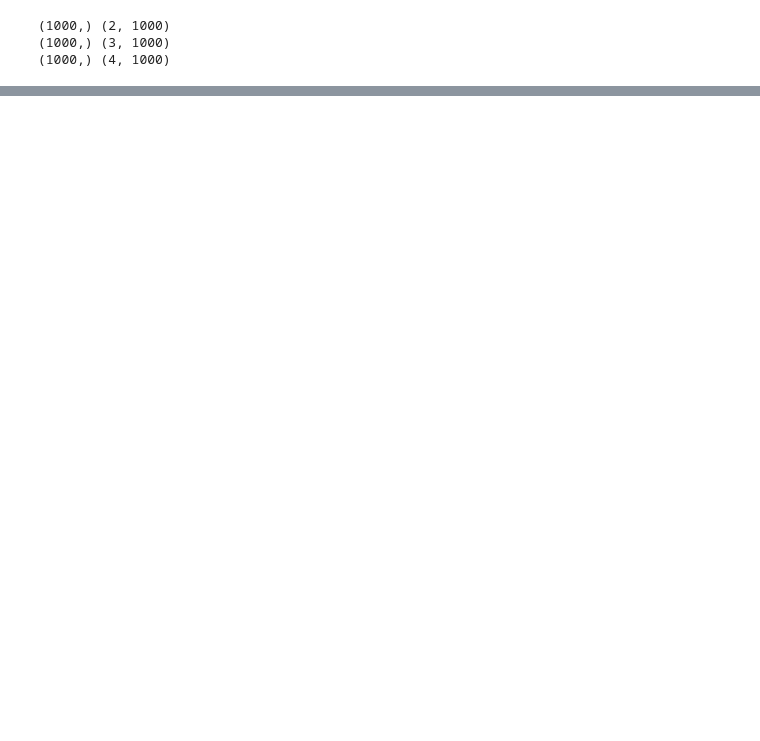
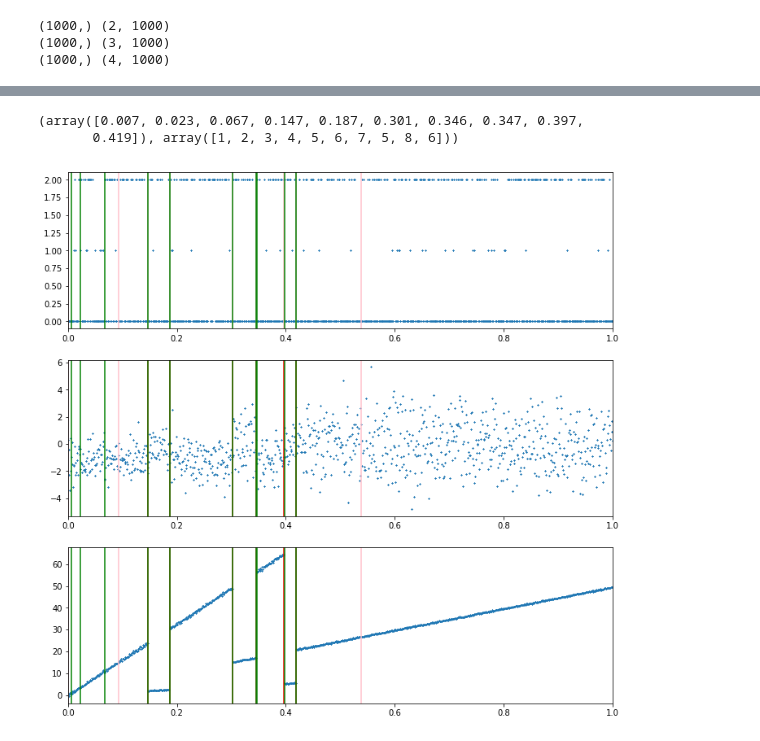
Before and after one commit to naheard/changepoints, a Jupyter notebook: changepoint_simulation.ipynb, the cells around one changed output, grey strips where cells are left out. Drawn from its saved outputs; the diff is of its cells as text; code cells hidden in the pictures; blank space fills up the shorter version.

```diff
--- a/changepoint_simulation.ipynb
+++ b/changepoint_simulation.ipynb
@@ -57,0 +49,7 @@ plt.show()
+# %%
+for i in range(len(probability_models)):
+    probability_models[i].add_data(xys[i])
+# %%
+cpm=ChangepointModel(probability_models,infer_regimes=True,disallow_successive_regimes=True,spike_regimes=False)#,pg])
+cpm.mcmc(5000,seed=10,hill_climbing=True)
+estimated_cps,estimated_regimes=cpm.get_effective_changepoint_locations()
@@ -57,0 +66,9 @@ plt.show()
+# %%
+print(cpm.get_effective_changepoint_locations())
+# %% [output]
+(array([0.007, 0.023, 0.067, 0.147, 0.187, 0.301, 0.346, 0.347, 0.397,
+       0.419]), array([1, 2, 3, 4, 5, 6, 7, 5, 8, 6]))
+# %%
+plot_data(tau,regimes,inclusion_vectors,xys,estimated_cps=estimated_cps,estimated_regimes=estimated_regimes,plot_dim=0)
+# %% [output]
+[figure, added]
```
Also changed, not shown: parts of 6 cells of this notebook, 9 other files.
